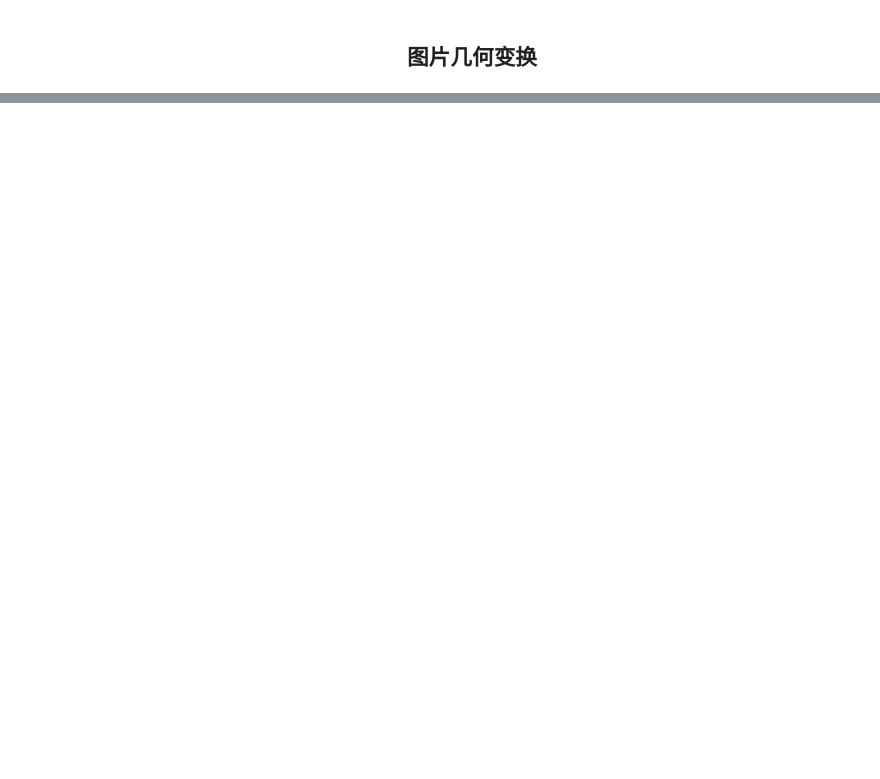
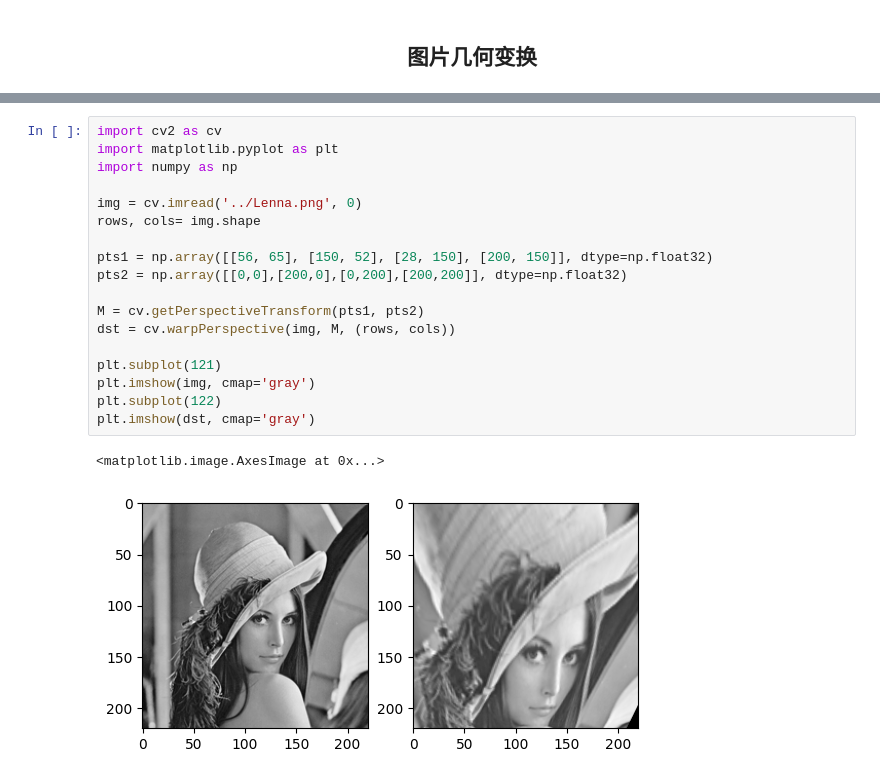
Before and after one commit to junxi-haoyi/happy_opencv, a Jupyter notebook: graph_op/4.2IGTransformer.ipynb, the cells around one changed output, grey strips where cells are left out. Drawn from its saved outputs; the diff is of its cells as text; blank space fills up the shorter version.

```diff
--- a/graph_op/4.2IGTransformer.ipynb
+++ b/graph_op/4.2IGTransformer.ipynb
@@ -51,0 +142,21 @@ plt.imshow(res)
+# %%
+import cv2 as cv
+import matplotlib.pyplot as plt
+import numpy as np
+
+img = cv.imread('../Lenna.png', 0)
+rows, cols= img.shape
+
+pts1 = np.array([[56, 65], [150, 52], [28, 150], [200, 150]], dtype=np.float32)
+pts2 = np.array([[0,0],[200,0],[0,200],[200,200]], dtype=np.float32)
+
+M = cv.getPerspectiveTransform(pts1, pts2)
+dst = cv.warpPerspective(img, M, (rows, cols))
+
+plt.subplot(121)
+plt.imshow(img, cmap='gray')
+plt.subplot(122)
+plt.imshow(dst, cmap='gray')
+# %% [output]
+<matplotlib.image.AxesImage at 0x...>
+[figure, added]
```
Also changed, not shown: parts of 10 cells of this notebook.
